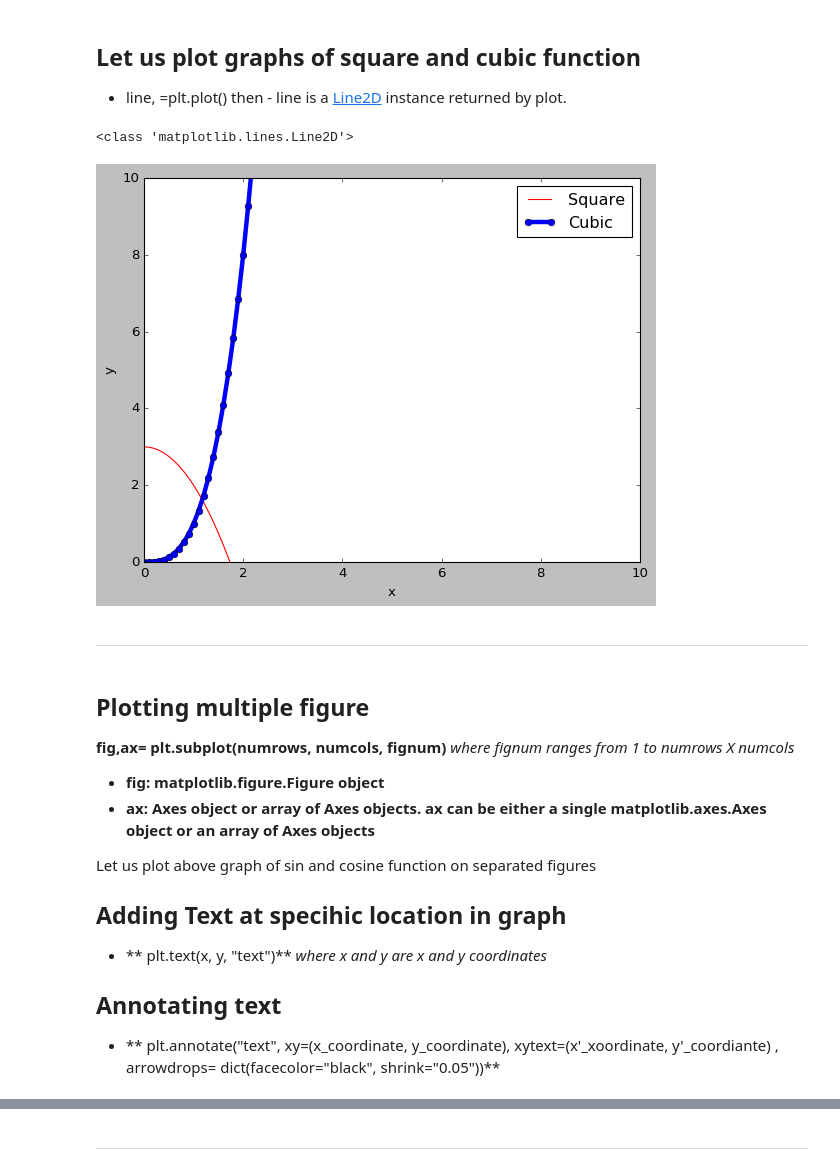
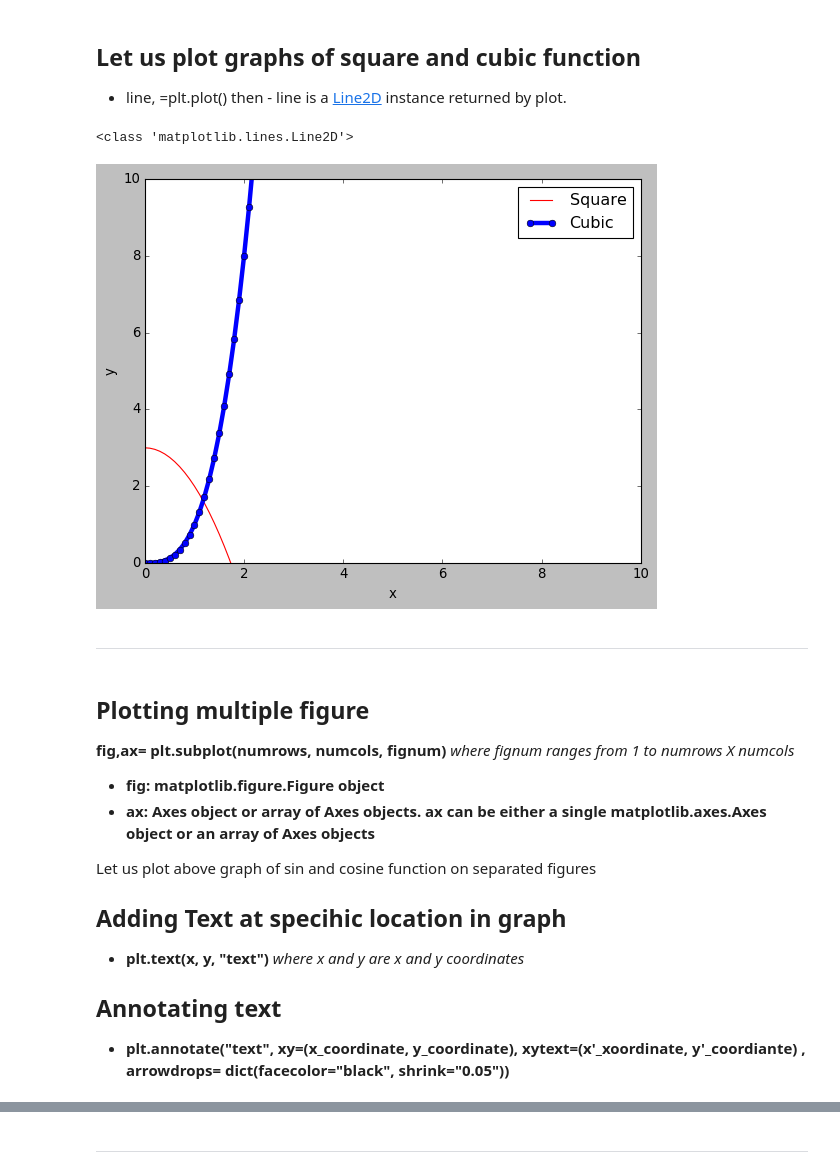
Before and after one commit to amitkvikram/python, a Jupyter notebook: matplotlib.ipynb, the cells around one changed output, grey strips where cells are left out. Drawn from its saved outputs; the diff is of its cells as text; code cells hidden in the pictures.

```diff
--- a/matplotlib.ipynb
+++ b/matplotlib.ipynb
@@ -28,8 +30,8 @@ Note: *Throughout your code u can write matplotlib.pyplot as plt*
 # %%
 import matplotlib.pyplot as plt
-from matplotlib import style
-plt.style.use('ggplot')
-plt.plot([1,2,3.5,4],'ro')
-plt.ylabel("some numbers")
+# from matplotlib import style
+# plt.style.use('ggplot')
+plt.plot([1,2,3.5,4],[7,8,9,10],'rx')
+# plt.ylabel("some numbers")
 plt.show()
 # %% [output]
@@ -58,38 +61,39 @@ plt.show()
 # %%
 import numpy as np
 import matplotlib.pyplot as plt
 from matplotlib import style
 plt.style.use('classic')
 arr= np.arange(0, 20, .1)
 line1, =plt.plot(arr, (-arr**2)+3,'r',label="Square",ms=4)
 line2, =plt.plot(arr, arr**3, 'b-',marker='o')
 print(type(line2))
 plt.axis([0,10,0,10])
 plt.xlabel('x')
 plt.ylabel('y')
-plt.setp(line2, label="Cubic", linewidth=4.0 )
-plt.legend(handles=[line1,line2])
+plt.setp(line2, label="Cubic", linewidth=4.0 ) #You can set label using plt.setp.
+# plt.legend(handles=[line1,line2])
+plt.legend()
 # plt.setp(line2)
 plt.show()
 # %% [output]
 <class 'matplotlib.lines.Line2D'>
-[figure, old version]
+[figure, new version]
 # %% [markdown]
 <hr style="height:2px">
 # %% [markdown]
 ## Plotting multiple figure
 
 **fig,ax= plt.subplot(numrows, numcols, fignum)** *where fignum ranges from 1 to numrows X numcols*
-- ****fig: matplotlib.figure.Figure object****
+- **fig: matplotlib.figure.Figure object**
 - **ax: Axes object or array of Axes objects. ax can be either a single matplotlib.axes.Axes object or an array of Axes objects**
 
 Let us plot above graph of sin and cosine function on separated figures
 
 ## Adding Text at specihic location in graph
-- ** plt.text(x, y, "text")** *where x and y are x and y coordinates*
+- **plt.text(x, y, "text")** *where x and y are x and y coordinates*
 
 ## Annotating text
-- ** plt.annotate("text", xy=(x_coordinate, y_coordinate), xytext=(x'_xoordinate, y'_coordiante) , arrowdrops=  dict(facecolor="black", shrink="0.05"))**
+- **plt.annotate("text", xy=(x_coordinate, y_coordinate), xytext=(x'_xoordinate, y'_coordiante) , arrowdrops=  dict(facecolor="black", shrink="0.05"))**
 # %%
 import matplotlib.pyplot as plt
 import numpy as np
```
Also changed, not shown: parts of 18 cells of this notebook, 3 other files.
